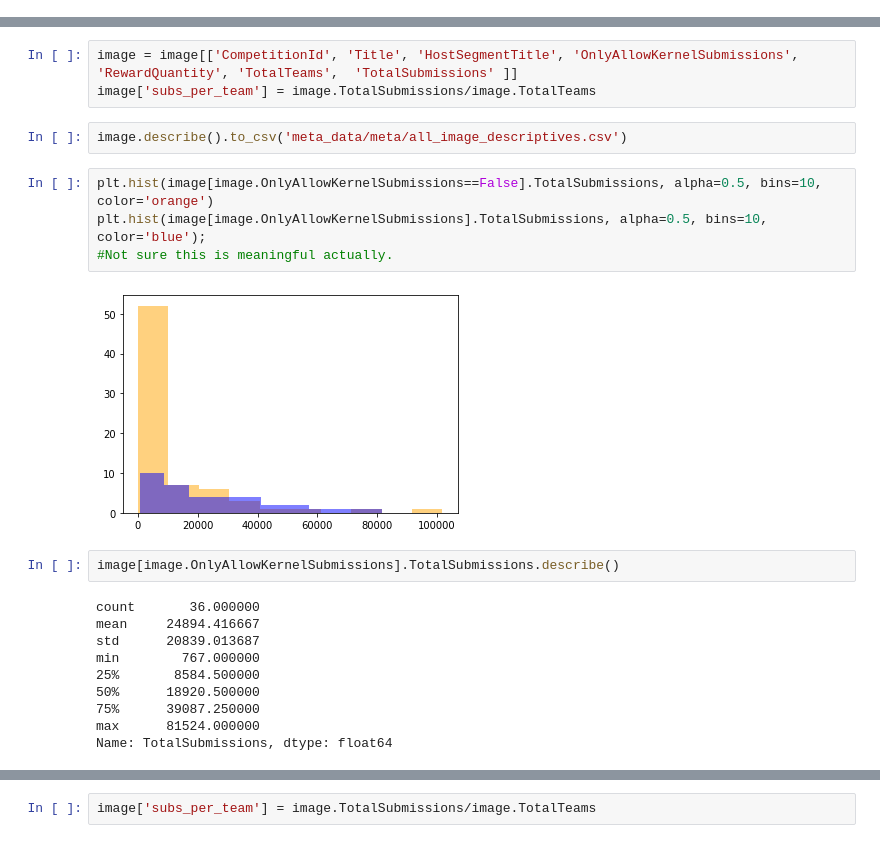
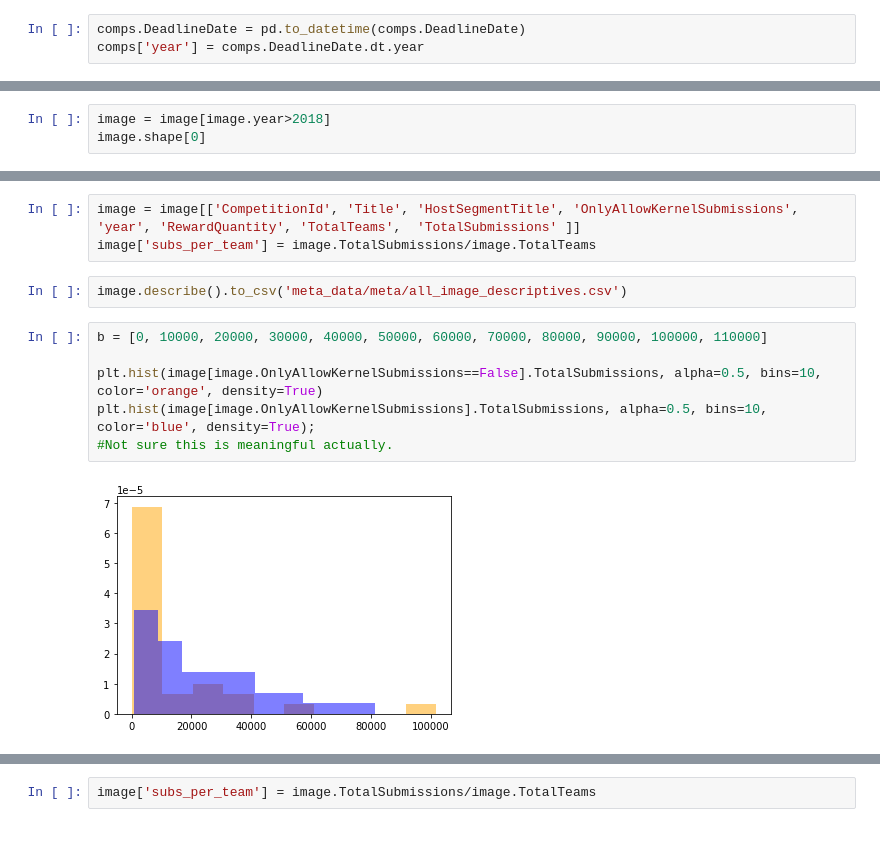
Before and after one commit to Xannadoo/carbon-cost-kaggle, a Jupyter notebook: meta_data_exploration.ipynb, the cells around one changed output, grey strips where cells are left out. Cells and saved outputs as stored; diff of their text form.

Commit message:
update and tidy plots

```diff
--- a/meta_data_exploration.ipynb
+++ b/meta_data_exploration.ipynb
@@ -9,0 +20,3 @@ subs = pd.read_csv('meta_data/Submissions.csv')
+# %%
+comps.DeadlineDate = pd.to_datetime(comps.DeadlineDate)
+comps['year'] = comps.DeadlineDate.dt.year
@@ -72,0 +158,3 @@ Name: DeadlineDate, dtype: object
+# %%
+image = image[image.year>2018]
+image.shape[0]
@@ -113,23 +198,13 @@ plt.hist(image.TotalSubmissions);
 # %%
-image = image[['CompetitionId', 'Title', 'HostSegmentTitle', 'OnlyAllowKernelSubmissions', 'RewardQuantity', 'TotalTeams',  'TotalSubmissions' ]]
+image = image[['CompetitionId', 'Title', 'HostSegmentTitle', 'OnlyAllowKernelSubmissions', 'year', 'RewardQuantity', 'TotalTeams',  'TotalSubmissions' ]]
 image['subs_per_team'] = image.TotalSubmissions/image.TotalTeams
 # %%
 image.describe().to_csv('meta_data/meta/all_image_descriptives.csv')
 # %%
-plt.hist(image[image.OnlyAllowKernelSubmissions==False].TotalSubmissions, alpha=0.5, bins=10, color='orange')
-plt.hist(image[image.OnlyAllowKernelSubmissions].TotalSubmissions, alpha=0.5, bins=10, color='blue');
+b = [0, 10000, 20000, 30000, 40000, 50000, 60000, 70000, 80000, 90000, 100000, 110000]
+
+plt.hist(image[image.OnlyAllowKernelSubmissions==False].TotalSubmissions, alpha=0.5, bins=10, color='orange', density=True)
+plt.hist(image[image.OnlyAllowKernelSubmissions].TotalSubmissions, alpha=0.5, bins=10, color='blue', density=True);
 #Not sure this is meaningful actually.
 # %% [output]
-[figure, old version]
+[figure, new version]
-# %%
-image[image.OnlyAllowKernelSubmissions].TotalSubmissions.describe()
-# %% [output]
-count       36.000000
-mean     24894.416667
-std      20839.013687
-min        767.000000
-25%       8584.500000
-50%      18920.500000
-75%      39087.250000
-max      81524.000000
-Name: TotalSubmissions, dtype: float64
```
Also changed, not shown: parts of 27 cells of this notebook, 4 other files.
